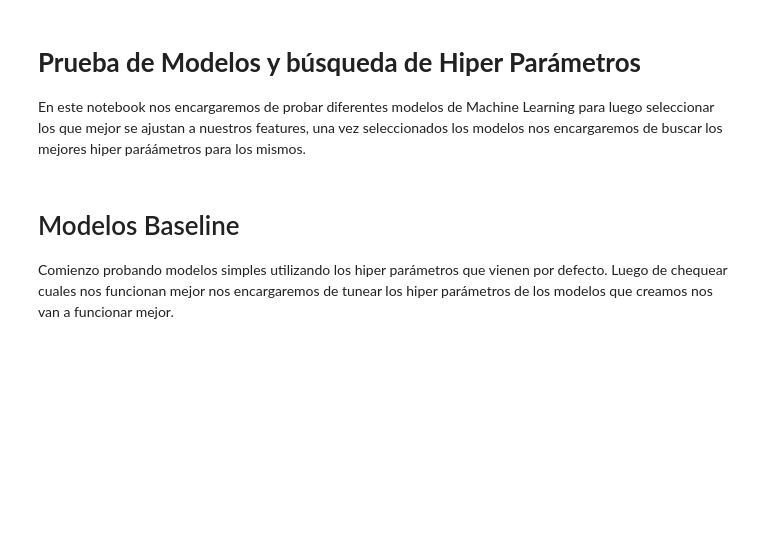
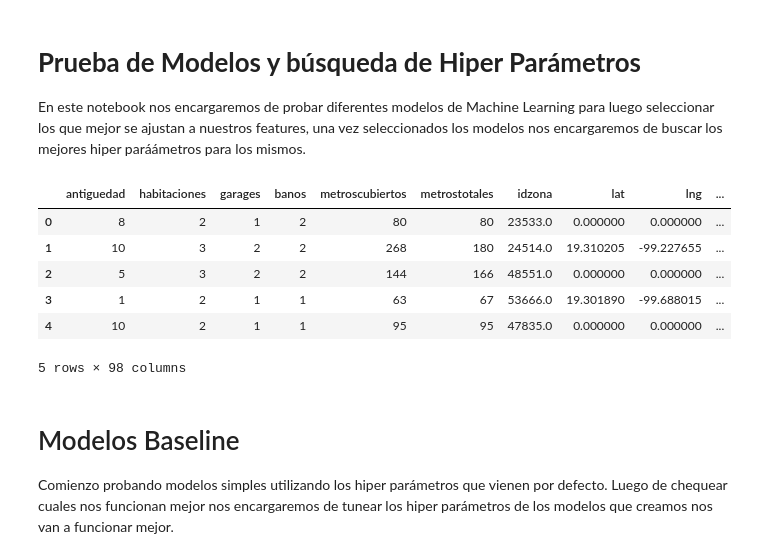
Before and after one commit to luctiz/Grupo43-TP2, a Jupyter notebook: TP2_Modelos_Hiperparametros.ipynb, the cells around one changed output. Saved outputs shown, nothing was run; the diff lists cells and outputs as text; code cells hidden in the pictures; blank space fills up the shorter version.

```diff
--- a/TP2_Modelos_Hiperparametros.ipynb
+++ b/TP2_Modelos_Hiperparametros.ipynb
@@ -33,13 +33,20 @@ from sklearn.model_selection import GridSearchCV, RandomizedSearchCV
 from sklearn.model_selection import cross_val_score
 # %%
 #Cargo los features
-features = pd.read_csv("../content/drive/My Drive/data/features_train.csv")
-#features_test = pd.read_csv("../content/drive/My Drive/data/features_test.csv")
+X = pd.read_csv("../content/drive/My Drive/data/features_train.csv")
+X_test = pd.read_csv("../content/drive/My Drive/data/features_test.csv")
 # %%
 Y = pd.read_csv("../content/drive/My Drive/data/train.csv", usecols=['precio'])['precio']
-# %%
-X = features.iloc[:,:16] .join(features.iloc[:,16:].astype(np.int8))
-del features
+# %%
+X.head()
+# %% [output]
+|  | antiguedad | habitaciones | garages | banos | metroscubiertos | metrostotales | idzona | lat | lng | ... |
+| 0 | 8 | 2 | 1 | 2 | 80 | 80 | 23533.0 | 0.000000 | 0.000000 | ... |
+| 1 | 10 | 3 | 2 | 2 | 268 | 180 | 24514.0 | 19.310205 | -99.227655 | ... |
+| 2 | 5 | 3 | 2 | 2 | 144 | 166 | 48551.0 | 0.000000 | 0.000000 | ... |
+| 3 | 1 | 2 | 1 | 1 | 63 | 67 | 53666.0 | 19.301890 | -99.688015 | ... |
+| 4 | 10 | 2 | 1 | 1 | 95 | 95 | 47835.0 | 0.000000 | 0.000000 | ... |
+5 rows × 98 columns
 # %% [markdown]
 # Modelos Baseline
 
```
Also changed, not shown: parts of 24 cells of this notebook.
